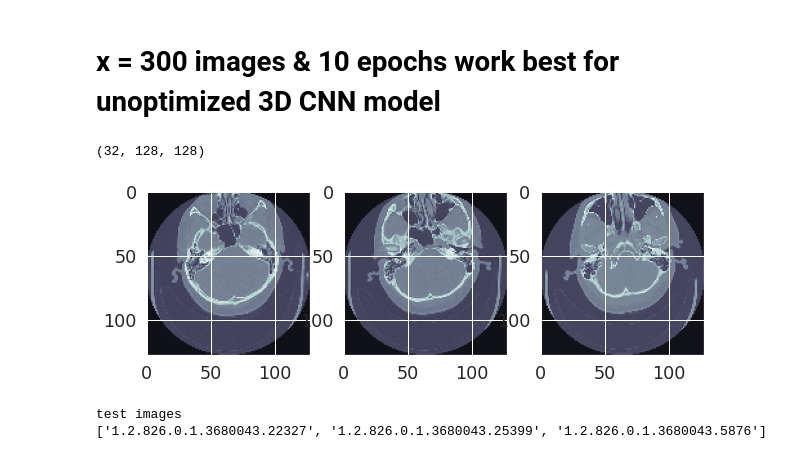
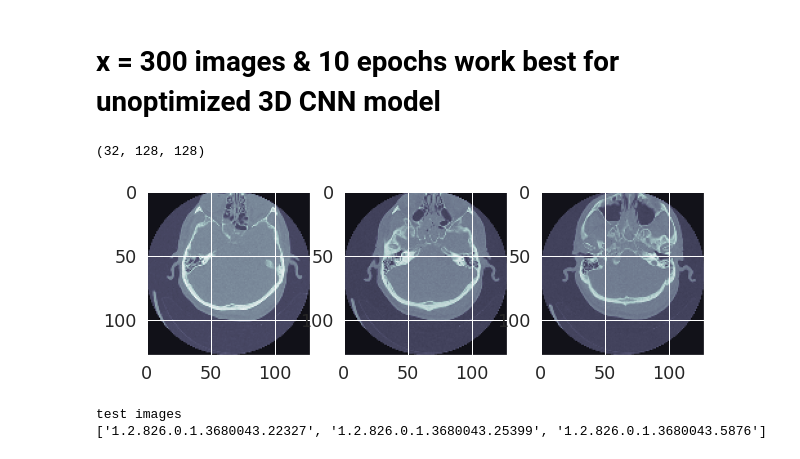
Before and after one commit to WeiKuoLi/RSNA-2022, a Jupyter notebook: 3dcnn.ipynb, the cells around one changed output. Saved outputs shown, nothing was run; the diff lists cells and outputs as text; code cells hidden in the pictures.

```diff
--- a/3dcnn.ipynb
+++ b/3dcnn.ipynb
@@ -203,6 +203,12 @@ def get_cut(id_files, num=32):  #get appropriate 32 2D cuts for single patient
         x_32.append(x[ min(x_len-1,i*min(x_len/32,1))])
 
     return x_32
+# %%
+def norm(image):
+    s = np.std(image)
+    m = np.mean(image)
+
+    return s,m
 # %%
 def get_train_images_3D(train_df, n_ids = 10, n_img = 10, img_size = (64,64)):
 
@@ -224,11 +230,15 @@ def get_train_images_3D(train_df, n_ids = 10, n_img = 10, img_size = (64,64)):
 
         # read each of the dcm files
         for i in range(32):
-            image = pydicom.dcmread(path_ti + '/' + id_ + '/' + str(cuts[i])+'.dcm').pixel_array
+            try:
+                image = pydicom.dcmread(path_ti + '/' + id_ + '/' + str(cuts[i])+'.dcm').pixel_array
+            except:
+                print('error')
             # resize image
             image = np.array(cv2.resize(image, dsize=img_size))
             # rescale image
-            image = (image - image.min())/image.max()
+            s, m=norm(image)
+            image = (image - m)/s
             # add image to train_image
             cas.append(image)
            # print(np.array(cas).shape)
@@ -240,13 +250,14 @@ a=get_train_images_3D(train,6,6)
 (tf.convert_to_tensor(a[0],dtype=tf.float32)).shape
 # %% [output]
 TensorShape([6, 32, 64, 64])
+# %%
+#tmp= get_train_images_3D(train,200,200)
+#X=tf.convert_to_tensor(tmp[0], dtype=tf.float32)
+#Y=tf.convert_to_tensor(tmp[1], dtype=tf.float32)
+from sklearn.model_selection import train_test_split
+X,Y = get_train_images_3D(train,360,360,(128,128))
 # %%
-#tmp= get_train_images_3D(train,200,200)
-#X=tf.convert_to_tensor(tmp[0], dtype=tf.float32)
-#Y=tf.convert_to_tensor(tmp[1], dtype=tf.float32)
-from sklearn.model_selection import train_test_split
-X,Y = get_train_images_3D(train,300,300,(128,128))
-tmp2 = train_test_split(X, Y,test_size=0.05)#train_X, val_X, train_Y, val_Y = train_test_split(X, Y)
+tmp2 = train_test_split(X, Y,test_size=.001)#train_X, val_X, train_Y, val_Y = train_test_split(X, Y)
 
 train3D_X = (tf.convert_to_tensor(tmp2[0],dtype=tf.float32))
 val3D_X = (tf.convert_to_tensor(tmp2[1],dtype=tf.float32))
@@ -375,15 +402,15 @@ x = 500 3D images
 # %%
 
 fig, ax = plt.subplots(1,3, figsize=(10,10))
 print(np.array(X[1]).shape)
-ax[0].imshow(X[137][10], cmap=plt.cm.bone)
-ax[1].imshow(X[137][20], cmap=plt.cm.bone)
-ax[2].imshow(X[137][30], cmap=plt.cm.bone)
+ax[0].imshow(X[13][10], cmap=plt.cm.bone)
+ax[1].imshow(X[13][20], cmap=plt.cm.bone)
+ax[2].imshow(X[13][30], cmap=plt.cm.bone)
 
 plt.show()
 # %% [output]
 (32, 128, 128)
-[figure, old version]
+[figure, new version]
 # %%
 
 def get_test_images_3D( img_size = (128,128)):
```
Also changed, not shown: parts of 15 cells of this notebook.
